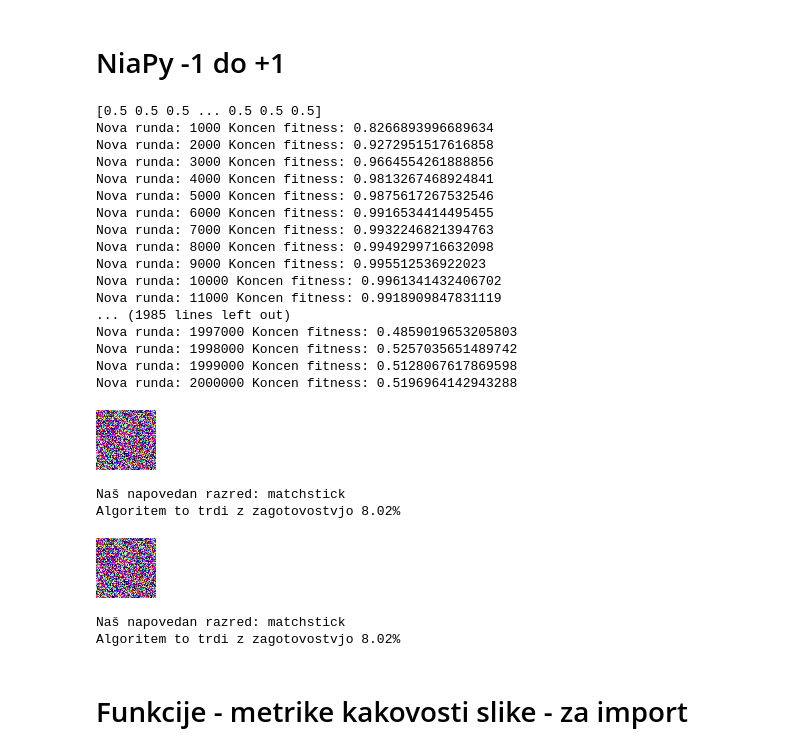
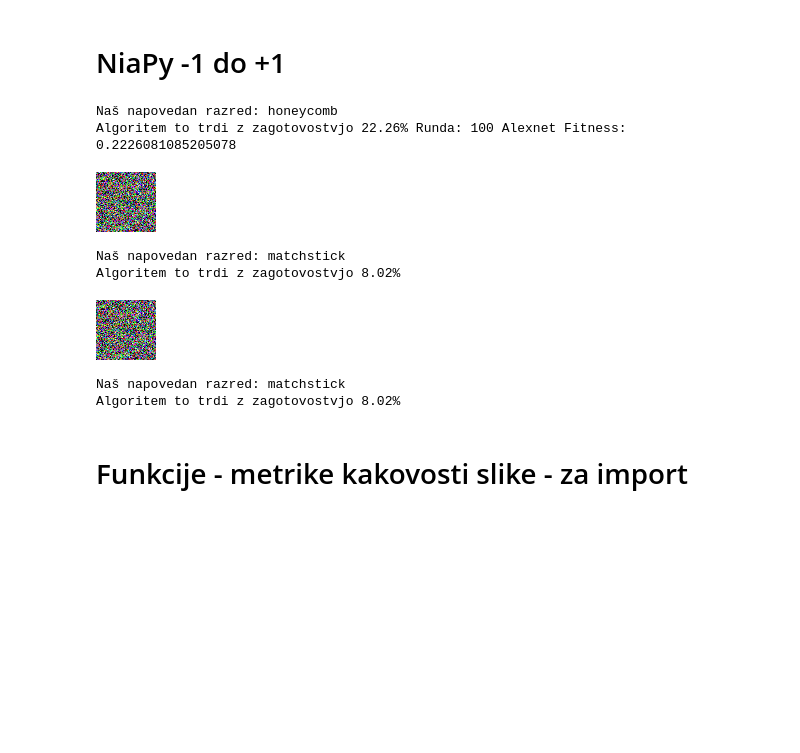
Before and after one commit to KukovecRok/Adversarial-image-perturbation-AlexNet-NiaPy-GARI, a Jupyter notebook: AlexNetDiplomskaColab.ipynb, the cells around one changed output. Cells and saved outputs as stored; diff of their text form; code cells hidden in the pictures; blank space fills up the shorter version.

```diff
--- a/AlexNetDiplomskaColab.ipynb
+++ b/AlexNetDiplomskaColab.ipynb
@@ -604,24 +612,26 @@ class TestBenchmark(Benchmark):
             global benchmarkPrejsnji
             global najboljsiNiaPY
             dejanska_kategorija = "baseball"
-            meja = 9999999999999999 # trenutno tako visoka, da se v B.M. ne vklopi AlexNet, saj niti ne uspem poustvariti originalne slike
+            meja = 0 # trenutno tako visoka, da se v B.M. ne vklopi AlexNet, saj niti ne uspem poustvariti originalne slike
             cuvaj = 0.0
 
             for i in range( int((D/4)) ):
+              i *= 4
               if ( i % 4 == 0):
                 mesto_v_arrayu = 0
                 mesto_v_arrayu = abs((solution[i] * (len(iskanjeSlika) / 3) ))
 
               mesto_v_arrayu = int(mesto_v_arrayu)
               #print("mesto_v_arrayu", mesto_v_arrayu)
-              i *= 4
+
               for j in range(1,4):
-                cuvaj = ((napovedan_array_iz_petdeset[((mesto_v_arrayu-1)*3 ) + (j-1)]) * (1 + (solution[((i+j)%4)])))
-                #print("NA MESTU:  " + str( ((mesto_v_arrayu-1)*3 ) + (j-1) ) + "DODALI:  " + str(int((solution[((i+j)%4)]))) + " CUVAJ : " + str(cuvaj))
+                cuvaj = ((napovedan_array_iz_petdeset[((mesto_v_arrayu-1)*3 ) + (j-1)]) * (1 + (solution[((i+j))])))
+                #print("NA MESTU:  " + str( ((mesto_v_arrayu-1)*3 ) + (j-1) ) + "DODALI:  " + str(int((solution[((i+j))]))) + " CUVAJ : " + str(cuvaj))
                 if ( (cuvaj > 0) & (cuvaj < 1) ):
                   napovedan_array_iz_petdeset[((mesto_v_arrayu-1)*3 ) + (j-1)] = cuvaj
 
             napovedan_array_iz_petdeset_za_benchmark = (numpy.multiply(napovedan_array_iz_petdeset, 255))
+
             fitness = fitness_NiaPy(iskanjeSlika, napovedan_array_iz_petdeset_za_benchmark, alexnet, oblika, dejanska_kategorija, meja)
 
             if (benchmarkPrejsnji < fitness):
@@ -640,55 +650,40 @@ if __name__ == "__main__":
 
     algoritem = ParticleSwarmAlgorithm(NP=10000)
     najboljsiNiaPY = np.empty(len(iskanjeSlika), dtype=object) # Prazen array dolžine iskanega - Malo pomoči NiaPy
 
     napovedan_array_iz_petdeset = np.empty(len(iskanjeSlika), dtype=object) # Prazen array dolžine iskanega - Malo pomoči NiaPy
     napovedan_array_iz_petdeset = np.full((len(napovedan_array_iz_petdeset)), 0.5)
 
     stevec = 0
 
     benchmarkPrejsnji = 0 # Primerjava BenchMarkov med iteracijami - če je slabši, prepišemo "najboljsiNiaPY" in "benchmarkPrejsnji"
 
     benchm = TestBenchmark(iskanjeSlika=iskanjeSlika, alexnet=alexnet)
     task = StoppingTask(D=312,
-                        nFES=2000000,
+                        nFES=100,
                         optType=OptimizationType.MAXIMIZATION,
                         benchmark=benchm)
 
     resitev, fitness = algoritem.run(task=task)
 
     # Prikaz najboljsega fitness-benchmark outputa NiaPy
     resitev = imgFROM1d(najboljsiNiaPY, oblika) # Pretvorba nazaj v sliko
     cv2_imshow(resitev*255) # Prikaz slike
     resitev_image = PIL.Image.fromarray(np.uint8(resitev)).convert('RGB') # Pretvorba v PIL format - za AlexNet
     print(napovedInPrikaz(resitev_image, alexnet)) # Izpis napovedi AlexNet
 
     # Prikaz zadnjega outputa NiaPy
     napovedan_array_iz_petdeset = imgFROM1d(napovedan_array_iz_petdeset, oblika) # Pretvorba nazaj v sliko
     cv2_imshow(napovedan_array_iz_petdeset*255) # Prikaz slike
     napovedan_array_iz_petdeset_image = PIL.Image.fromarray(np.uint8(napovedan_array_iz_petdeset)).convert('RGB') # Pretvorba v PIL format - za AlexNet
     print(napovedInPrikaz(napovedan_array_iz_petdeset_image, alexnet)) # Izpis napovedi AlexNet
 # %% [output]
-[0.5 0.5 0.5 ... 0.5 0.5 0.5]
-Nova runda: 1000 Koncen fitness: 0.8266893996689634
-Nova runda: 2000 Koncen fitness: 0.9272951517616858
-Nova runda: 3000 Koncen fitness: 0.9664554261888856
-Nova runda: 4000 Koncen fitness: 0.9813267468924841
-Nova runda: 5000 Koncen fitness: 0.9875617267532546
-Nova runda: 6000 Koncen fitness: 0.9916534414495455
-Nova runda: 7000 Koncen fitness: 0.9932246821394763
-Nova runda: 8000 Koncen fitness: 0.9949299716632098
-Nova runda: 9000 Koncen fitness: 0.995512536922023
-Nova runda: 10000 Koncen fitness: 0.9961341432406702
-Nova runda: 11000 Koncen fitness: 0.9918909847831119
-... (1985 lines left out)
-Nova runda: 1997000 Koncen fitness: 0.4859019653205803
-Nova runda: 1998000 Koncen fitness: 0.5257035651489742
-Nova runda: 1999000 Koncen fitness: 0.5128067617869598
-Nova runda: 2000000 Koncen fitness: 0.5196964142943288
+Naš napovedan razred: honeycomb
+Algoritem to trdi z zagotovostvjo 22.26% Runda: 100 Alexnet Fitness: 0.2226081085205078
-[figure, old version]
+[figure, new version]
 Naš napovedan razred: matchstick
 Algoritem to trdi z zagotovostvjo 8.02%
-[figure, old version]
+[figure, new version]
 Naš napovedan razred: matchstick
 Algoritem to trdi z zagotovostvjo 8.02%
 # %% [markdown]
```
Also changed, not shown: parts of 7 cells of this notebook.
